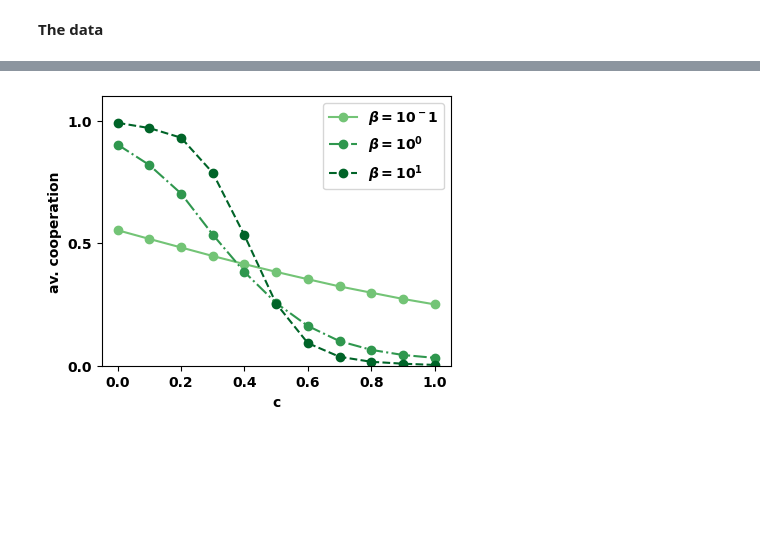
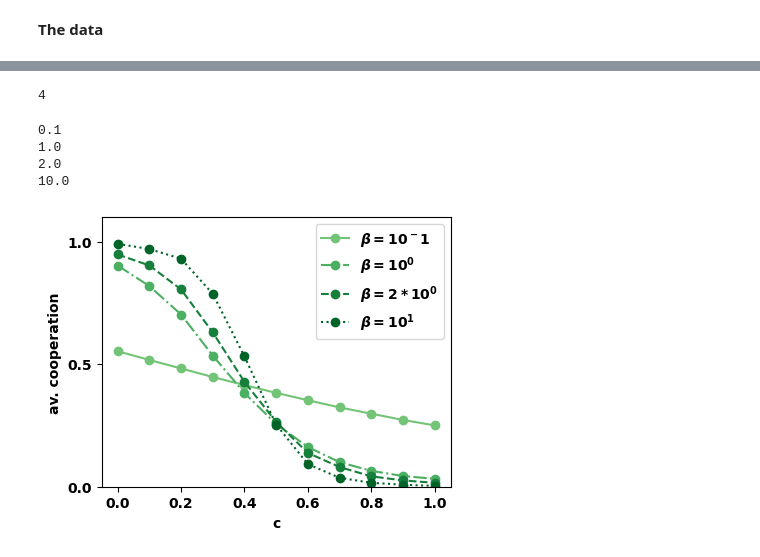
Before and after one commit to Nikoleta-v3/conditional-cooperation-with-longer-memory, a Jupyter notebook: notebooks/Counting 2-bit reactive strategies.ipynb, the cells around one changed output, grey strips where cells are left out. Drawn from its saved outputs; the diff is of its cells as text; code cells hidden in the pictures; blank space fills up the shorter version.

```diff
--- a/notebooks/Counting 2-bit reactive strategies.ipynb
+++ b/notebooks/Counting 2-bit reactive strategies.ipynb
@@ -95,8 +95,13 @@ fig.savefig("../figures/counting_strategies_evolution.pdf", bbox_inches='tight')
 # %%
 groups = df.groupby("beta")
+# %%
+len(list(groups))
+# %% [output]
+4
 # %%
 per_beta_points = []
 for i, group in groups:
+    print(i)
     points = []
     group = group.sort_values("c")
     cost_groups = group.groupby("c")
@@ -105,26 +110,31 @@ for i, group in groups:
         points.append(sum(cost_group['frequencies norm'] * cost_group['cooperation']))
 
     per_beta_points.append(points)
+# %% [output]
+0.1
+1.0
+2.0
+10.0
 # %%
 fig, ax = plt.subplots(figsize=(4.5, 3.5));
 
-for i, points, style, beta in zip([.5, .7, .9],
+for i, points, style, beta in zip([.5, .6, .8, .9],
                             per_beta_points,
-                            ["-o", "-.o", "--o"],
-                            ["10^-1", "10^0", "10^1"]):
+                            ["-o", "-.o", "--o", ":o"],
+                            ["10^-1", "10^0", "2 * 10^0", "10^1"]):
 
     ax.plot(np.linspace(0, 1, 11), points, style, color=col(i), label=fr"$\beta={beta}$")
 
 ax.set_ylim(0, 1.1)
 
 ax.set_yticks([0, .5, 1])
 
 ax.set_xlabel("c")
 
 ax.set_ylabel("av. cooperation");
 
 plt.legend();
 
-fig.savefig("../figures/counting_strategies_evolution_betas.pdf", bbox_inches='tight')
+# fig.savefig("../figures/counting_strategies_evolution_betas.pdf", bbox_inches='tight')
 # %% [output]
-[figure, old version]
+[figure, new version]
```
Also changed, not shown: parts of 1 cell of this notebook, 4 other files.
